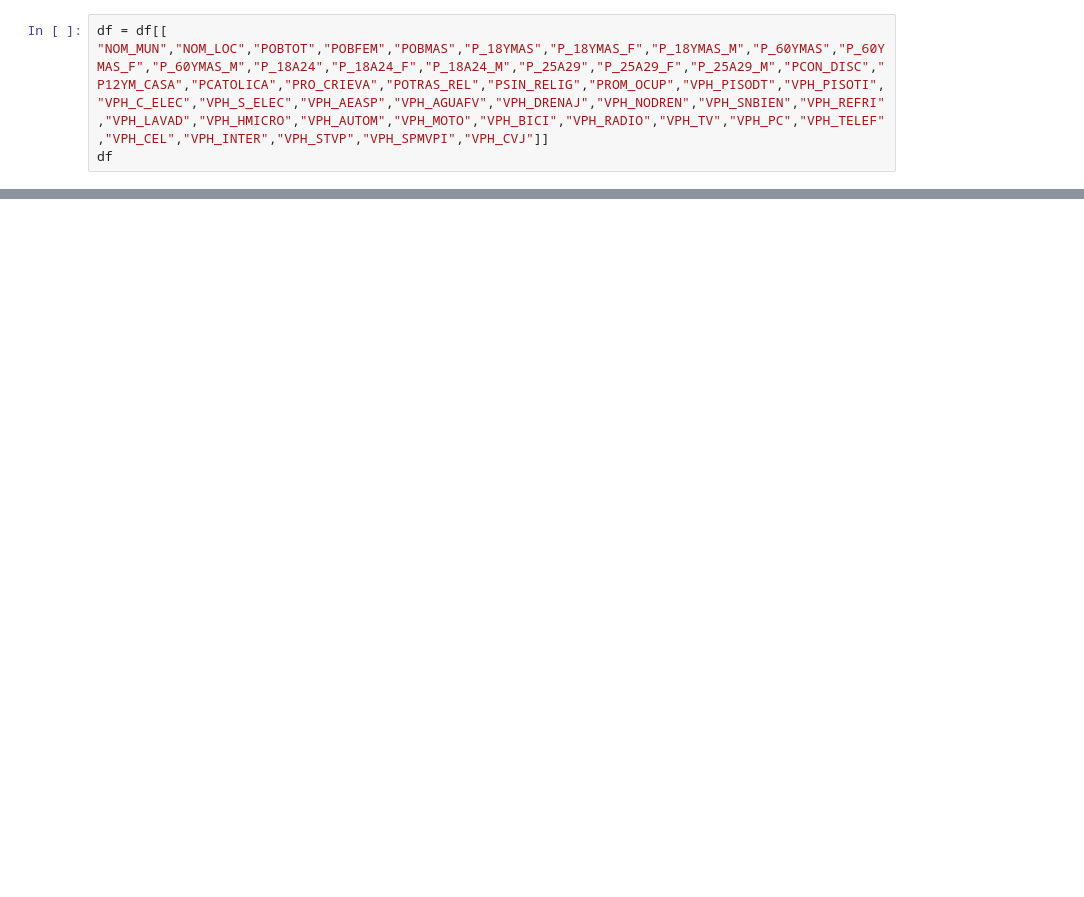
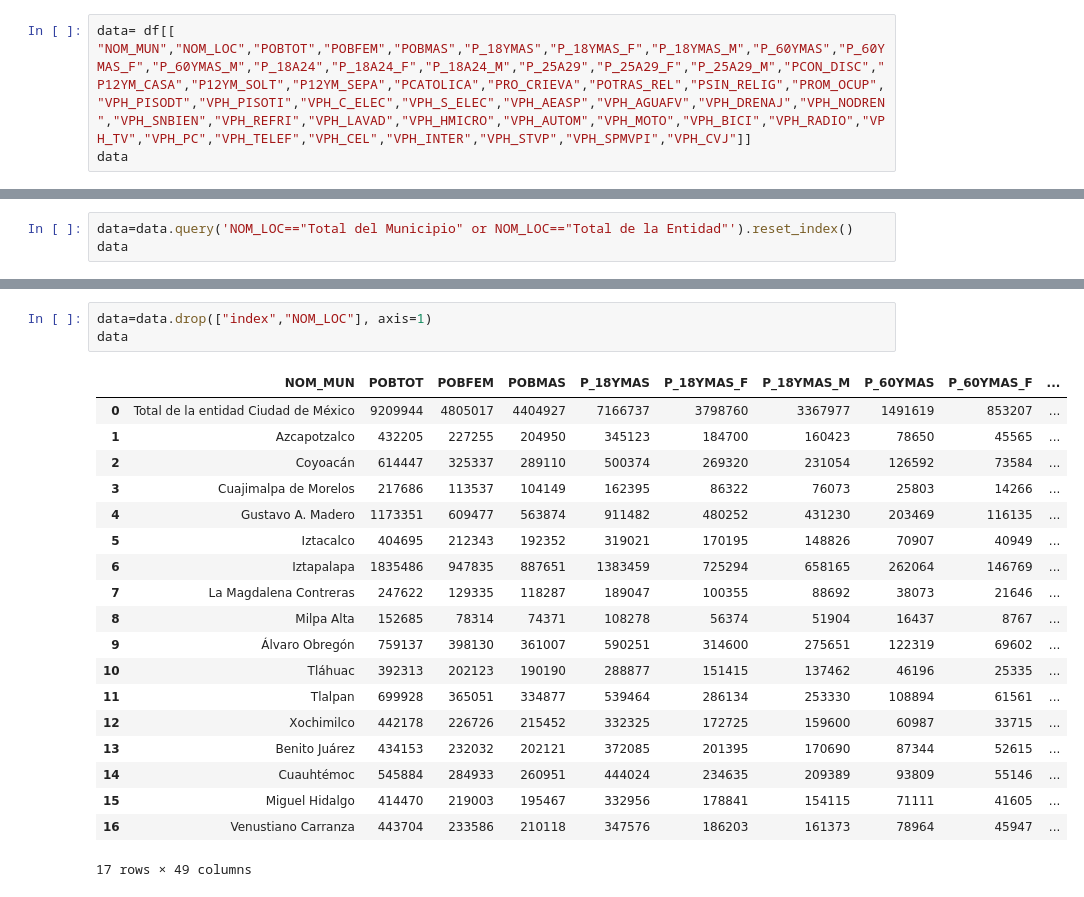
Before and after one commit to cvzmg/INEGI-backend, a Jupyter notebook: data/tenement.ipynb, the cells around one changed output, grey strips where cells are left out. Cells and saved outputs as stored; diff of their text form; blank space fills up the shorter version.

Commit message:
data base work

```diff
--- a/data/tenement.ipynb
+++ b/data/tenement.ipynb
@@ -14,6 +6,6 @@ df.head()
 # %%
-df = df[[ "NOM_MUN","NOM_LOC","POBTOT","POBFEM","POBMAS","P_18YMAS","P_18YMAS_F","P_18YMAS_M","P_60YMAS","P_60YMAS_F","P_60YMAS_M","P_18A24","P_18A24_F","P_18A24_M","P_25A29","P_25A29_F","P_25A29_M","PCON_DISC","P12YM_CASA","PCATOLICA","PRO_CRIEVA","POTRAS_REL","PSIN_RELIG","PROM_OCUP","VPH_PISODT","VPH_PISOTI","VPH_C_ELEC","VPH_S_ELEC","VPH_AEASP","VPH_AGUAFV","VPH_DRENAJ","VPH_NODREN","VPH_SNBIEN","VPH_REFRI","VPH_LAVAD","VPH_HMICRO","VPH_AUTOM","VPH_MOTO","VPH_BICI","VPH_RADIO","VPH_TV","VPH_PC","VPH_TELEF","VPH_CEL","VPH_INTER","VPH_STVP","VPH_SPMVPI","VPH_CVJ"]]
-df
+data= df[[ "NOM_MUN","NOM_LOC","POBTOT","POBFEM","POBMAS","P_18YMAS","P_18YMAS_F","P_18YMAS_M","P_60YMAS","P_60YMAS_F","P_60YMAS_M","P_18A24","P_18A24_F","P_18A24_M","P_25A29","P_25A29_F","P_25A29_M","PCON_DISC","P12YM_CASA","P12YM_SOLT","P12YM_SEPA","PCATOLICA","PRO_CRIEVA","POTRAS_REL","PSIN_RELIG","PROM_OCUP","VPH_PISODT","VPH_PISOTI","VPH_C_ELEC","VPH_S_ELEC","VPH_AEASP","VPH_AGUAFV","VPH_DRENAJ","VPH_NODREN","VPH_SNBIEN","VPH_REFRI","VPH_LAVAD","VPH_HMICRO","VPH_AUTOM","VPH_MOTO","VPH_BICI","VPH_RADIO","VPH_TV","VPH_PC","VPH_TELEF","VPH_CEL","VPH_INTER","VPH_STVP","VPH_SPMVPI","VPH_CVJ"]]
+data
 # %% [output]
 |  | NOM_MUN | NOM_LOC | POBTOT | POBFEM | POBMAS | P_18YMAS | P_18YMAS_F | P_18YMAS_M | P_60YMAS | P_60YMAS_F | ... |
 | 0 | Total de la entidad Ciudad de México | Total de la Entidad | 9209944 | 4805017 | 4404927 | 7166737 | 3798760 | 3367977 | 1491619 | 853207 | ... |
@@ -63,0 +23,3 @@ df.to_csv("./output/tenement.csv", index=False)
+# %%
+data=data.query('NOM_LOC=="Total del Municipio" or NOM_LOC=="Total de la Entidad"').reset_index()
+data
@@ -63,0 +46,23 @@ df.to_csv("./output/tenement.csv", index=False)
+# %%
+data=data.drop(["index","NOM_LOC"], axis=1)
+data
+# %% [output]
+|  | NOM_MUN | POBTOT | POBFEM | POBMAS | P_18YMAS | P_18YMAS_F | P_18YMAS_M | P_60YMAS | P_60YMAS_F | ... |
+| 0 | Total de la entidad Ciudad de México | 9209944 | 4805017 | 4404927 | 7166737 | 3798760 | 3367977 | 1491619 | 853207 | ... |
+| 1 | Azcapotzalco | 432205 | 227255 | 204950 | 345123 | 184700 | 160423 | 78650 | 45565 | ... |
+| 2 | Coyoacán | 614447 | 325337 | 289110 | 500374 | 269320 | 231054 | 126592 | 73584 | ... |
+| 3 | Cuajimalpa de Morelos | 217686 | 113537 | 104149 | 162395 | 86322 | 76073 | 25803 | 14266 | ... |
+| 4 | Gustavo A. Madero | 1173351 | 609477 | 563874 | 911482 | 480252 | 431230 | 203469 | 116135 | ... |
+| 5 | Iztacalco | 404695 | 212343 | 192352 | 319021 | 170195 | 148826 | 70907 | 40949 | ... |
+| 6 | Iztapalapa | 1835486 | 947835 | 887651 | 1383459 | 725294 | 658165 | 262064 | 146769 | ... |
+| 7 | La Magdalena Contreras | 247622 | 129335 | 118287 | 189047 | 100355 | 88692 | 38073 | 21646 | ... |
+| 8 | Milpa Alta | 152685 | 78314 | 74371 | 108278 | 56374 | 51904 | 16437 | 8767 | ... |
+| 9 | Álvaro Obregón | 759137 | 398130 | 361007 | 590251 | 314600 | 275651 | 122319 | 69602 | ... |
+| 10 | Tláhuac | 392313 | 202123 | 190190 | 288877 | 151415 | 137462 | 46196 | 25335 | ... |
+| 11 | Tlalpan | 699928 | 365051 | 334877 | 539464 | 286134 | 253330 | 108894 | 61561 | ... |
+| 12 | Xochimilco | 442178 | 226726 | 215452 | 332325 | 172725 | 159600 | 60987 | 33715 | ... |
+| 13 | Benito Juárez | 434153 | 232032 | 202121 | 372085 | 201395 | 170690 | 87344 | 52615 | ... |
+| 14 | Cuauhtémoc | 545884 | 284933 | 260951 | 444024 | 234635 | 209389 | 93809 | 55146 | ... |
+| 15 | Miguel Hidalgo | 414470 | 219003 | 195467 | 332956 | 178841 | 154115 | 71111 | 41605 | ... |
+| 16 | Venustiano Carranza | 443704 | 233586 | 210118 | 347576 | 186203 | 161373 | 78964 | 45947 | ... |
+17 rows × 49 columns
```
Also changed, not shown: parts of 29 cells of this notebook, 30 other files.
